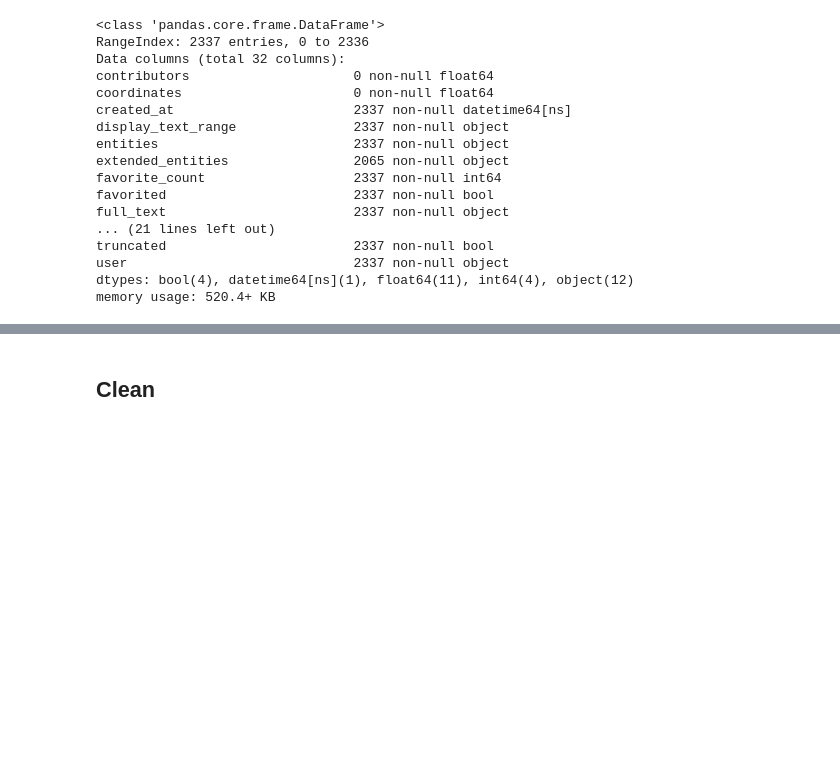
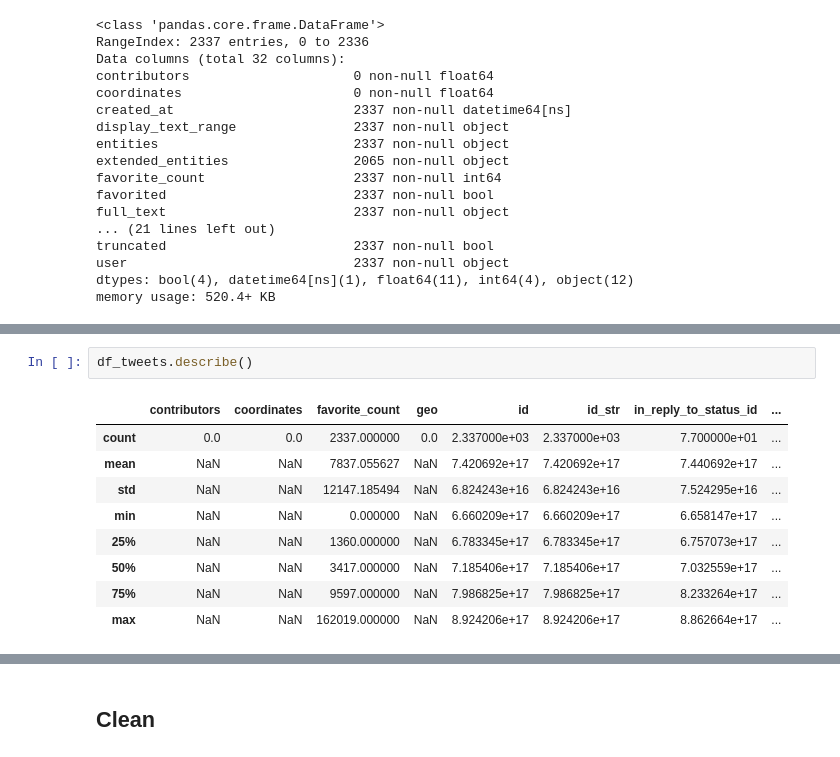
Before and after one commit to kennethn/data-analyst-nanodegree, a Jupyter notebook: 4_Wrangle_And_Analyze_Data/wrangle_act.ipynb, the cells around one changed output, grey strips where cells are left out. Drawn from its saved outputs; the diff is of its cells as text; blank space fills up the shorter version.

```diff
--- a/4_Wrangle_And_Analyze_Data/wrangle_act.ipynb
+++ b/4_Wrangle_And_Analyze_Data/wrangle_act.ipynb
@@ -152,0 +172,12 @@ memory usage: 520.4+ KB
+# %%
+df_tweets.describe()
+# %% [output]
+|  | contributors | coordinates | favorite_count | geo | id | id_str | in_reply_to_status_id | ... |
+| count | 0.0 | 0.0 | 2337.000000 | 0.0 | 2.337000e+03 | 2.337000e+03 | 7.700000e+01 | ... |
+| mean | NaN | NaN | 7837.055627 | NaN | 7.420692e+17 | 7.420692e+17 | 7.440692e+17 | ... |
+| std | NaN | NaN | 12147.185494 | NaN | 6.824243e+16 | 6.824243e+16 | 7.524295e+16 | ... |
+| min | NaN | NaN | 0.000000 | NaN | 6.660209e+17 | 6.660209e+17 | 6.658147e+17 | ... |
+| 25% | NaN | NaN | 1360.000000 | NaN | 6.783345e+17 | 6.783345e+17 | 6.757073e+17 | ... |
+| 50% | NaN | NaN | 3417.000000 | NaN | 7.185406e+17 | 7.185406e+17 | 7.032559e+17 | ... |
+| 75% | NaN | NaN | 9597.000000 | NaN | 7.986825e+17 | 7.986825e+17 | 8.233264e+17 | ... |
+| max | NaN | NaN | 162019.000000 | NaN | 8.924206e+17 | 8.924206e+17 | 8.862664e+17 | ... |
```
Also changed, not shown: parts of 12 cells of this notebook, 2 other files.
